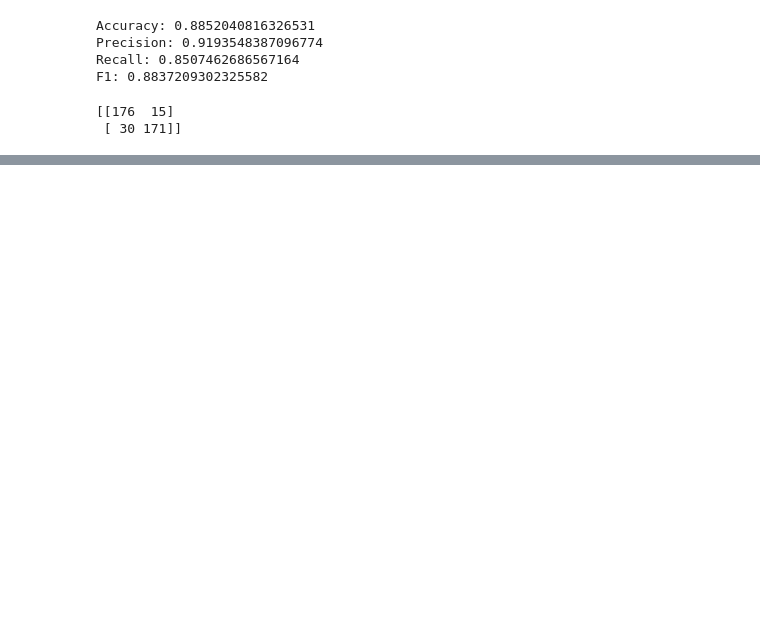
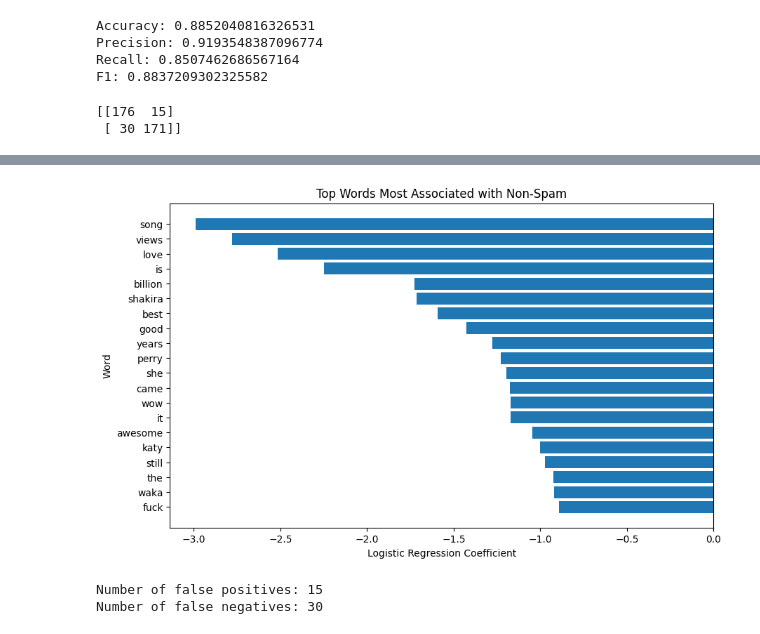
Before and after one commit to FarsiKayvon/youtube-spam-detection, a Jupyter notebook: dsFinal.ipynb, the cells around one changed output, grey strips where cells are left out. Saved outputs shown, nothing was run; the diff lists cells and outputs as text; code cells hidden in the pictures; blank space fills up the shorter version.

```diff
--- a/dsFinal.ipynb
+++ b/dsFinal.ipynb
@@ -121,0 +294,35 @@ Matplotlib is building the font cache; this may take a moment.
+# %%
+plt.figure(figsize=(10, 6))
+
+plt.barh(top_nonspam_words["Word"], top_nonspam_words["Coefficient"])
+
+plt.title("Top Words Most Associated with Non-Spam")
+plt.xlabel("Logistic Regression Coefficient")
+plt.ylabel("Word")
+plt.gca().invert_yaxis()
+plt.show()
+# %% [output]
+[figure, added]
+# %%
+error_df = pd.DataFrame({
+    "Comment": X_test,
+    "Actual": y_test,
+    "Predicted": y_pred,
+    "Spam Probability": y_probs
+})
+
+false_positives = error_df[
+    (error_df["Actual"] == 0) &
+    (error_df["Predicted"] == 1)
+]
+
+false_negatives = error_df[
+    (error_df["Actual"] == 1) &
+    (error_df["Predicted"] == 0)
+]
+
+print("Number of false positives:", len(false_positives))
+print("Number of false negatives:", len(false_negatives))
+# %% [output]
+Number of false positives: 15
+Number of false negatives: 30
```
Also changed, not shown: parts of 10 cells of this notebook.
